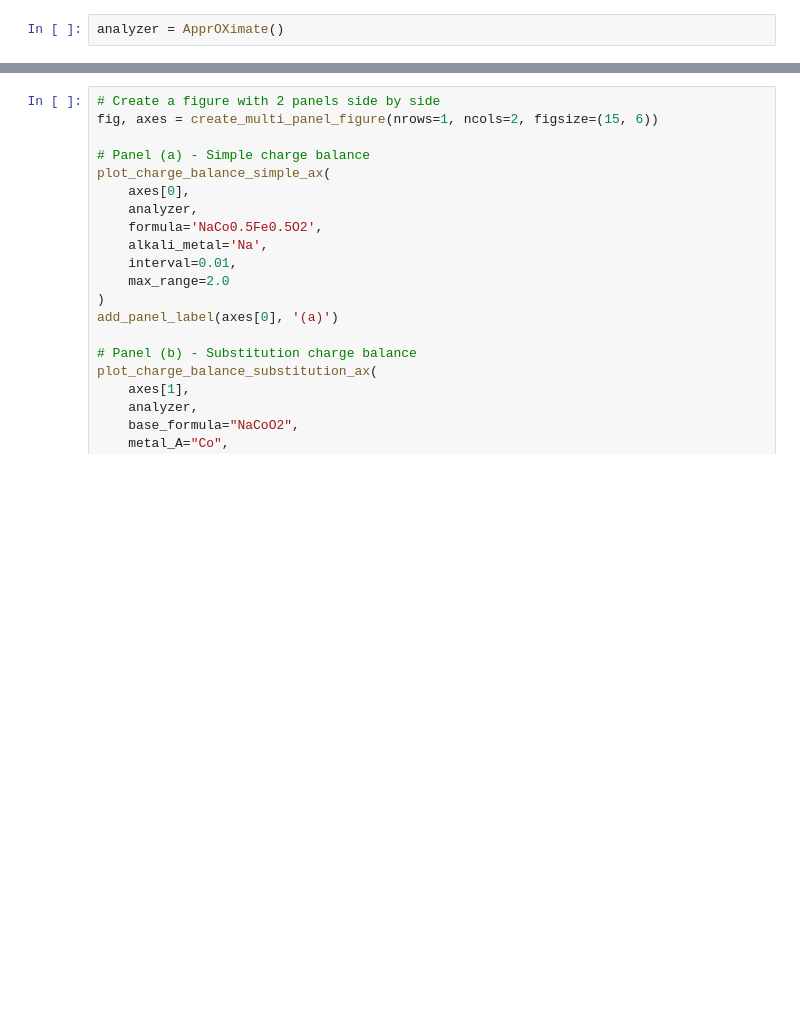
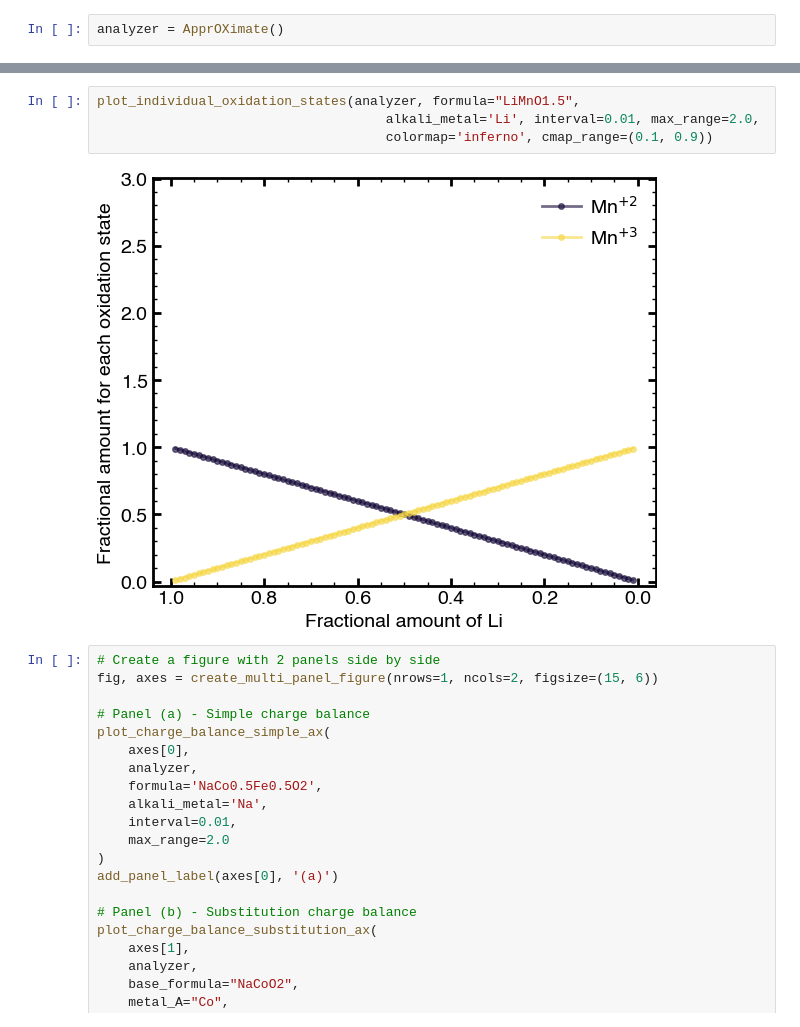
Before and after one commit to RedHorizonss/apprOXimate, a Jupyter notebook: plotting_notebooks/publication_plots.ipynb, the cells around one changed output, grey strips where cells are left out. Cells and saved outputs as stored; diff of their text form; blank space fills up the shorter version.

```diff
--- a/plotting_notebooks/publication_plots.ipynb
+++ b/plotting_notebooks/publication_plots.ipynb
@@ -17,3 +17,9 @@ plot_individual_oxidation_states(analyzer, formula=formula_string,
+# %%
+plot_individual_oxidation_states(analyzer, formula="LiMnO1.5",
+                                     alkali_metal='Li', interval=0.01, max_range=2.0,
+                                     colormap='inferno', cmap_range=(0.1, 0.9))
+# %% [output]
+[figure, added]
 # %%
 # Create a figure with 2 panels side by side
 fig, axes = create_multi_panel_figure(nrows=1, ncols=2, figsize=(15, 6))
```
Also changed, not shown: parts of 2 cells of this notebook, 10 other files.
